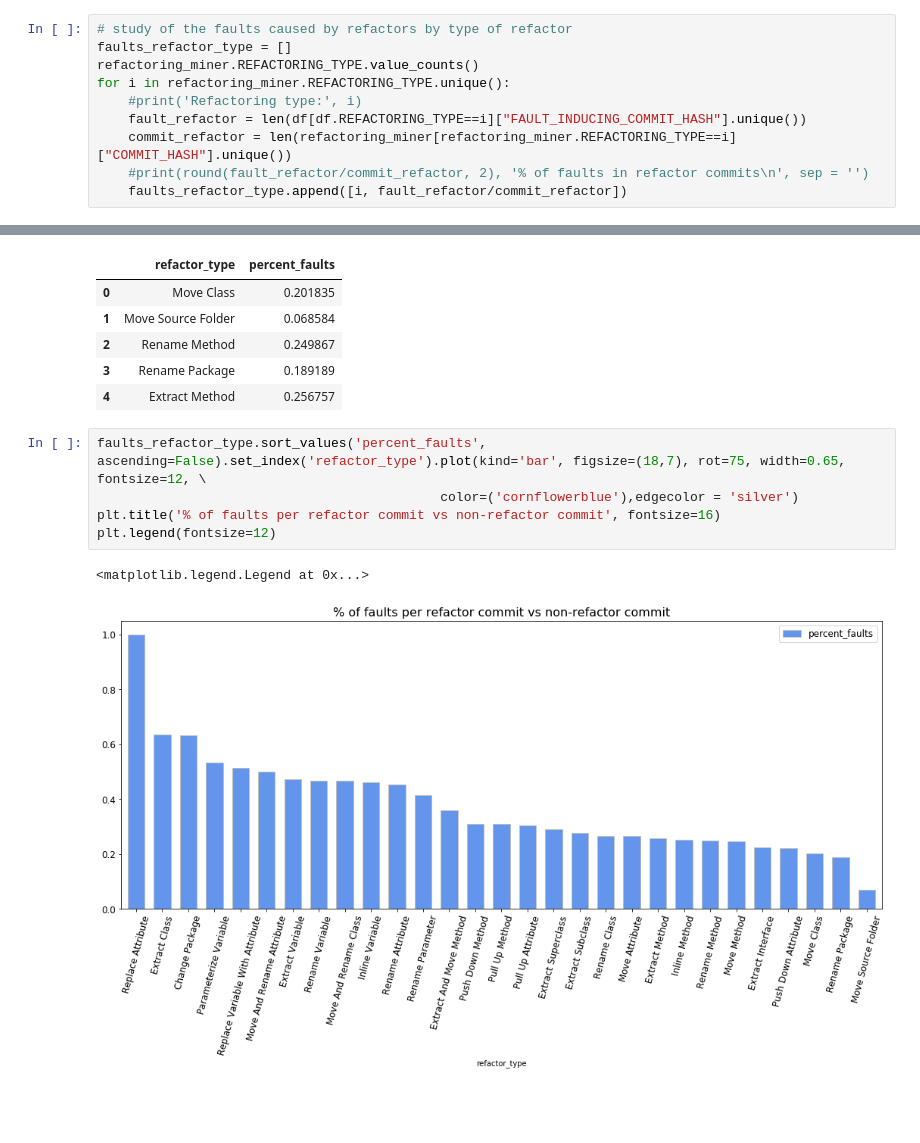
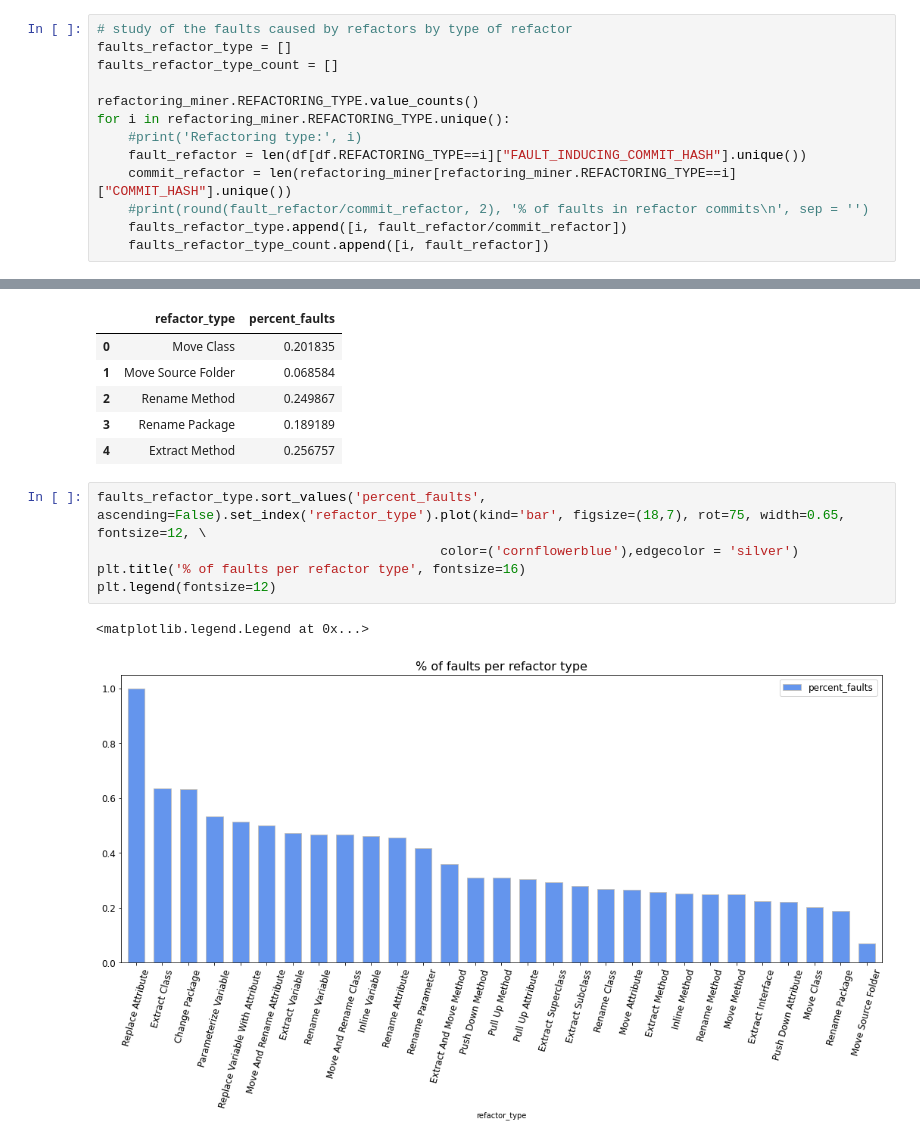
Before and after one commit to danigoju/Technical-Debt-DLMP, a Jupyter notebook: notebooks/refactoring_test.ipynb, the cells around one changed output, grey strips where cells are left out. Cells and saved outputs as stored; diff of their text form; blank space fills up the shorter version.

Commit message:
some more plots

```diff
--- a/notebooks/refactoring_test.ipynb
+++ b/notebooks/refactoring_test.ipynb
@@ -137,6 +138,8 @@ refactoring_miner.head()
 # %%
 # study of the faults caused by refactors by type of refactor
 faults_refactor_type = []
+faults_refactor_type_count = []
+
 refactoring_miner.REFACTORING_TYPE.value_counts()
 for i in refactoring_miner.REFACTORING_TYPE.unique():
     #print('Refactoring type:', i)
@@ -144,6 +147,7 @@ for i in refactoring_miner.REFACTORING_TYPE.unique():
     commit_refactor = len(refactoring_miner[refactoring_miner.REFACTORING_TYPE==i]["COMMIT_HASH"].unique())
     #print(round(fault_refactor/commit_refactor, 2), '% of faults in refactor commits\n', sep = '')
     faults_refactor_type.append([i, fault_refactor/commit_refactor])
+    faults_refactor_type_count.append([i, fault_refactor])
 # %%
 faults_refactor_type = pd.DataFrame(faults_refactor_type).rename(columns={0:'refactor_type',1:'percent_faults'})
 faults_refactor_type.head()
@@ -157,8 +161,8 @@ faults_refactor_type.head()
 # %%
 faults_refactor_type.sort_values('percent_faults', ascending=False).set_index('refactor_type').plot(kind='bar', figsize=(18,7), rot=75, width=0.65, fontsize=12, \
                                             color=('cornflowerblue'),edgecolor = 'silver')
-plt.title('% of faults per refactor commit vs non-refactor commit', fontsize=16)
+plt.title('% of faults per refactor type', fontsize=16)
 plt.legend(fontsize=12)
 # %% [output]
 <matplotlib.legend.Legend at 0x...>
-[figure, old version]
+[figure, new version]
```
Also changed, not shown: parts of 6 cells of this notebook.
